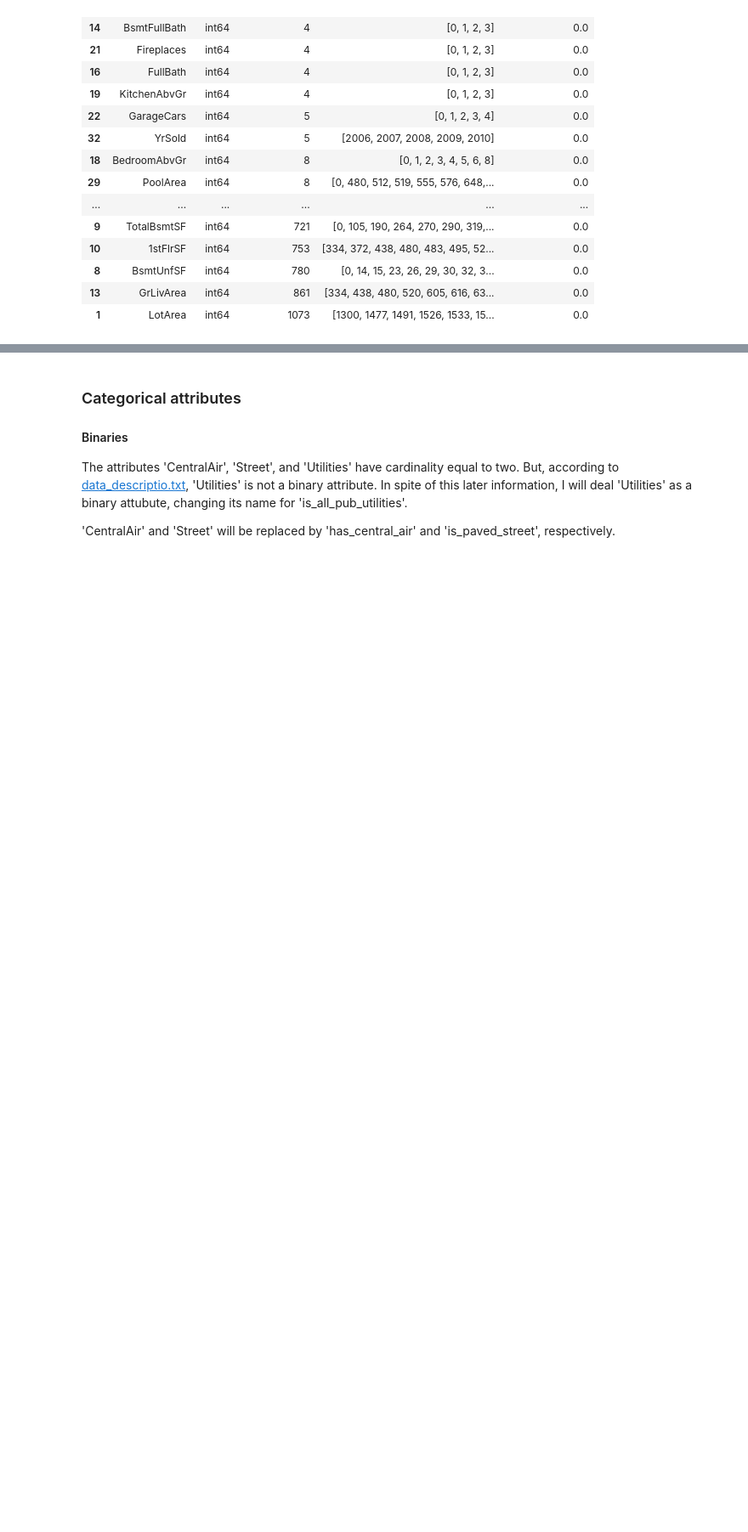
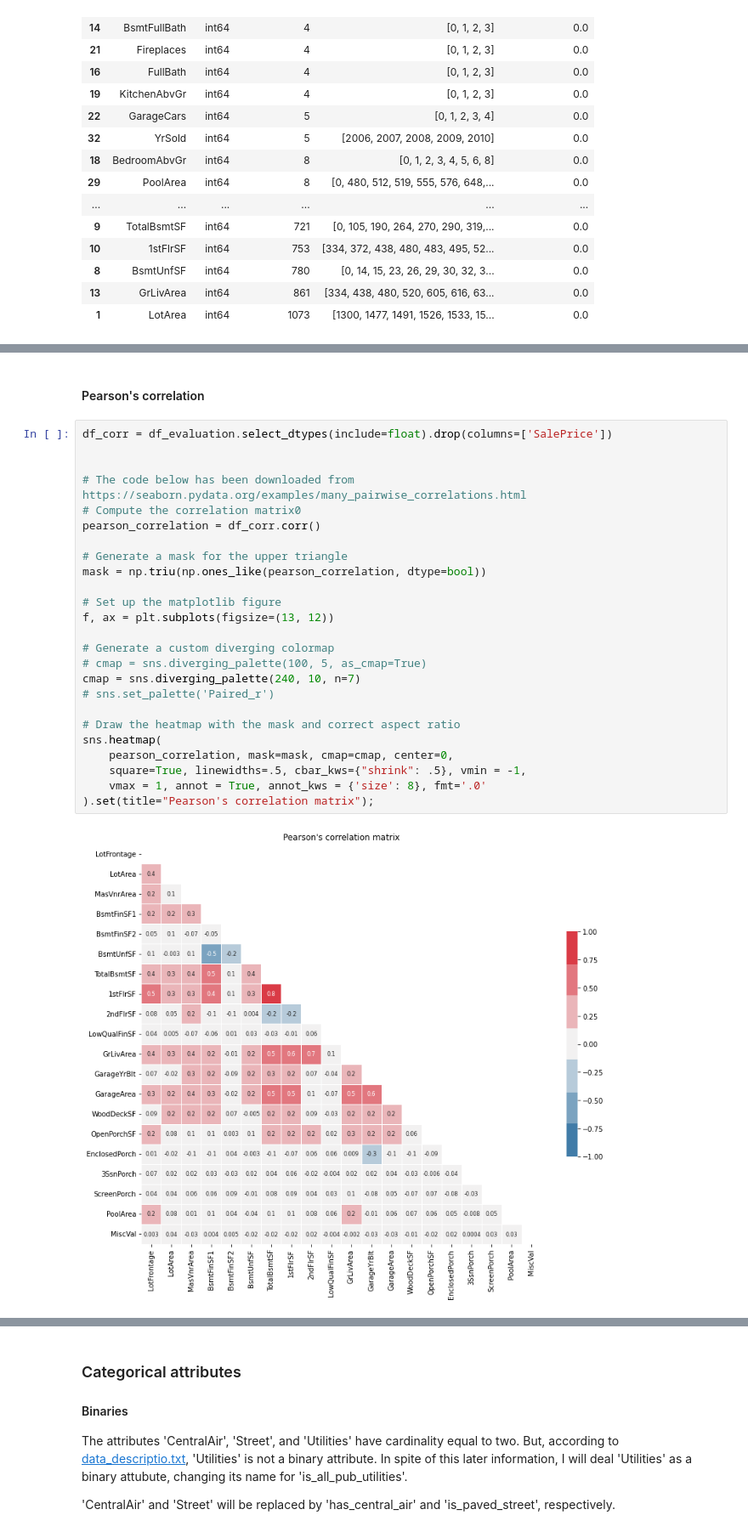
Before and after one commit to marcodeamicis/house_prices_regression, a Jupyter notebook: notebooks/1_business_data_understanding_suto.ipynb, the cells around one changed output, grey strips where cells are left out. Shown: that part at 85% size. Saved outputs shown, nothing was run; the diff lists cells and outputs as text; blank space fills up the shorter version.

Commit message:
:chart_with_upwards_trend: I ddi the 6th experiment, and a 3rd data prep.

```diff
--- a/notebooks/1_business_data_understanding_suto.ipynb
+++ b/notebooks/1_business_data_understanding_suto.ipynb
@@ -258,0 +250,29 @@ Attributes:
+# %% [markdown]
+#### Pearson's correlation
+# %%
+df_corr = df_evaluation.select_dtypes(include=float).drop(columns=['SalePrice'])
+
+
+# The code below has been downloaded from https://seaborn.pydata.org/examples/many_pairwise_correlations.html
+# Compute the correlation matrix0
+pearson_correlation = df_corr.corr()
+
+# Generate a mask for the upper triangle
+mask = np.triu(np.ones_like(pearson_correlation, dtype=bool))
+
+# Set up the matplotlib figure
+f, ax = plt.subplots(figsize=(13, 12))
+
+# Generate a custom diverging colormap
+# cmap = sns.diverging_palette(100, 5, as_cmap=True)
+cmap = sns.diverging_palette(240, 10, n=7)
+# sns.set_palette('Paired_r')
+
+# Draw the heatmap with the mask and correct aspect ratio
+sns.heatmap(
+    pearson_correlation, mask=mask, cmap=cmap, center=0,
+    square=True, linewidths=.5, cbar_kws={"shrink": .5}, vmin = -1,
+    vmax = 1, annot = True, annot_kws = {'size': 8}, fmt='.0'
+).set(title="Pearson's correlation matrix");
+# %% [output]
+[figure, added]
```
Also changed, not shown: parts of 21 cells of this notebook, 5 other files.
